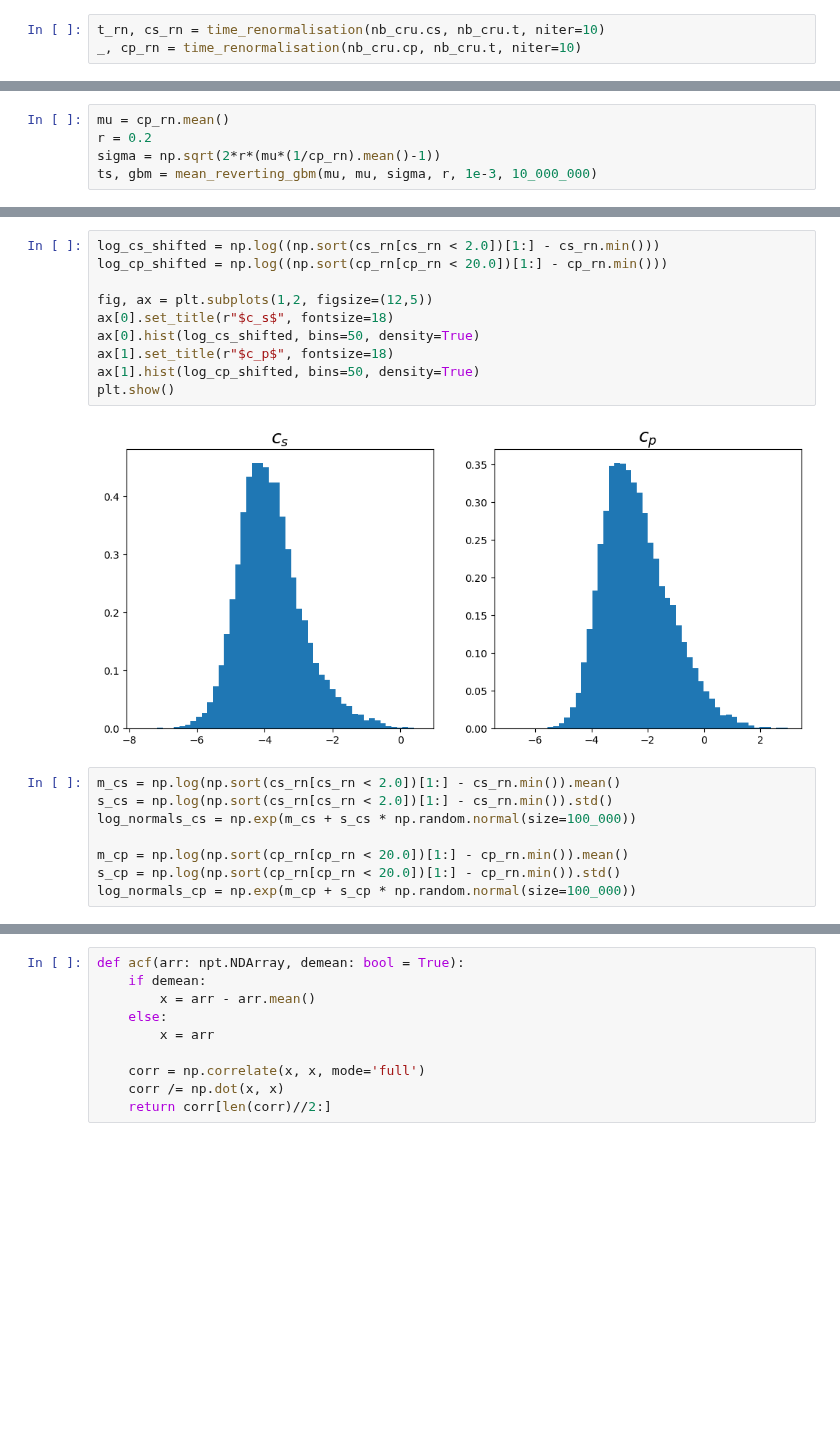
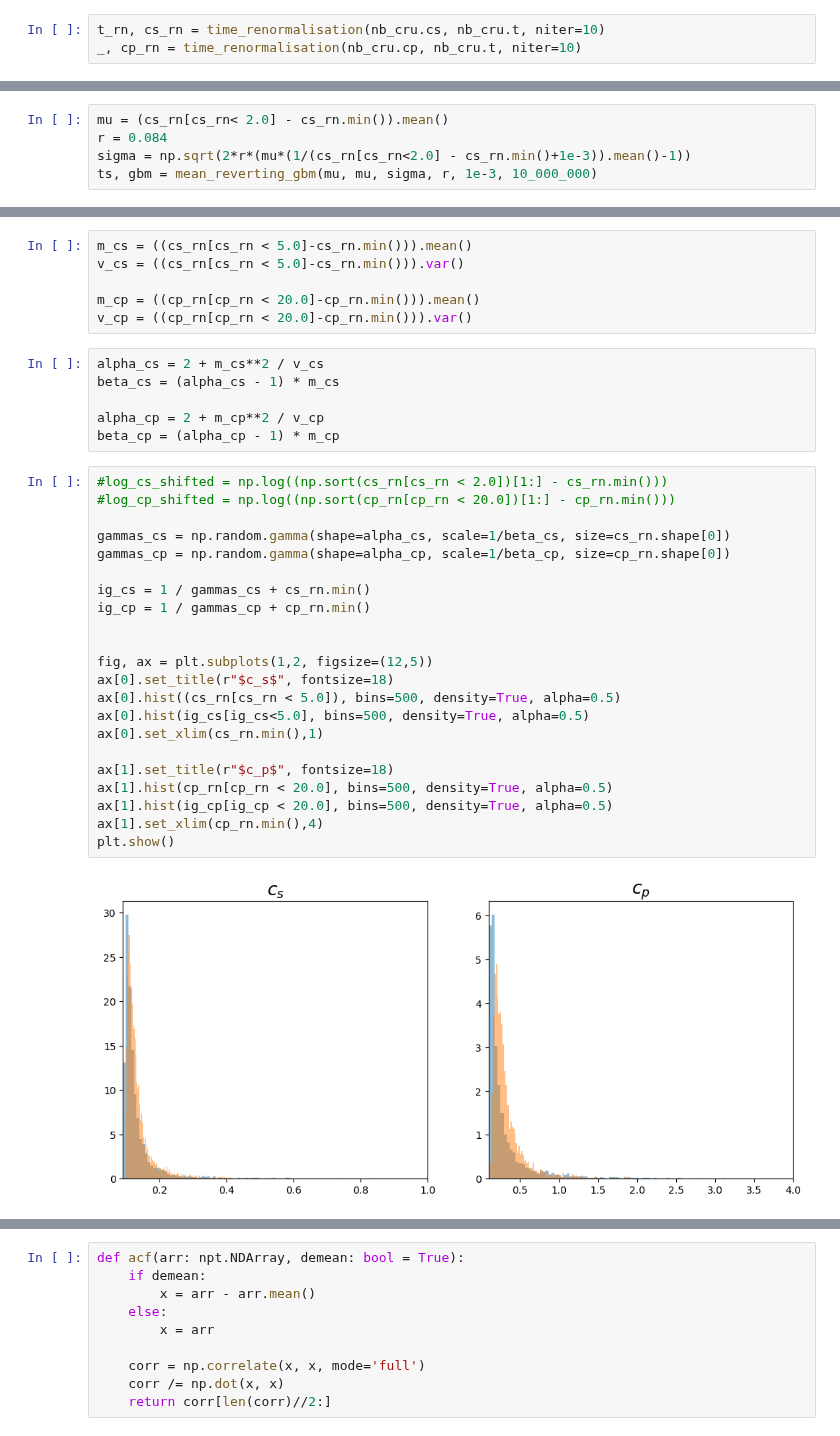
Before and after one commit to lukeoloughlin/GW-model, a Jupyter notebook: src/restrepo/cpu/single_cru.ipynb, the cells around one changed output, grey strips where cells are left out. Drawn from its saved outputs; the diff is of its cells as text; blank space fills up the shorter version.

```diff
--- a/src/restrepo/cpu/single_cru.ipynb
+++ b/src/restrepo/cpu/single_cru.ipynb
@@ -51,5 +93,5 @@ plt.show()
 # %%
-mu = cp_rn.mean()
-r = 0.2
-sigma = np.sqrt(2*r*(mu*(1/cp_rn).mean()-1))
+mu = (cs_rn[cs_rn< 2.0] - cs_rn.min()).mean()
+r = 0.084
+sigma = np.sqrt(2*r*(mu*(1/(cs_rn[cs_rn<2.0] - cs_rn.min()+1e-3)).mean()-1))
 ts, gbm = mean_reverting_gbm(mu, mu, sigma, r, 1e-3, 10_000_000)
@@ -70,21 +122,37 @@ plt.show()
+# %%
+m_cs = ((cs_rn[cs_rn < 5.0]-cs_rn.min())).mean()
+v_cs = ((cs_rn[cs_rn < 5.0]-cs_rn.min())).var()
+
+m_cp = ((cp_rn[cp_rn < 20.0]-cp_rn.min())).mean()
+v_cp = ((cp_rn[cp_rn < 20.0]-cp_rn.min())).var()
+# %%
+alpha_cs = 2 + m_cs**2 / v_cs
+beta_cs = (alpha_cs - 1) * m_cs
+
+alpha_cp = 2 + m_cp**2 / v_cp
+beta_cp = (alpha_cp - 1) * m_cp
 # %%
-log_cs_shifted = np.log((np.sort(cs_rn[cs_rn < 2.0])[1:] - cs_rn.min()))
-log_cp_shifted = np.log((np.sort(cp_rn[cp_rn < 20.0])[1:] - cp_rn.min()))
+#log_cs_shifted = np.log((np.sort(cs_rn[cs_rn < 2.0])[1:] - cs_rn.min()))
+#log_cp_shifted = np.log((np.sort(cp_rn[cp_rn < 20.0])[1:] - cp_rn.min()))
+
+gammas_cs = np.random.gamma(shape=alpha_cs, scale=1/beta_cs, size=cs_rn.shape[0])
+gammas_cp = np.random.gamma(shape=alpha_cp, scale=1/beta_cp, size=cp_rn.shape[0])
+
+ig_cs = 1 / gammas_cs + cs_rn.min()
+ig_cp = 1 / gammas_cp + cp_rn.min()
+
 
 fig, ax = plt.subplots(1,2, figsize=(12,5))
 ax[0].set_title(r"$c_s$", fontsize=18)
-ax[0].hist(log_cs_shifted, bins=50, density=True)
+ax[0].hist((cs_rn[cs_rn < 5.0]), bins=500, density=True, alpha=0.5)
+ax[0].hist(ig_cs[ig_cs<5.0], bins=500, density=True, alpha=0.5)
+ax[0].set_xlim(cs_rn.min(),1)
+
 ax[1].set_title(r"$c_p$", fontsize=18)
-ax[1].hist(log_cp_shifted, bins=50, density=True)
+ax[1].hist(cp_rn[cp_rn < 20.0], bins=500, density=True, alpha=0.5)
+ax[1].hist(ig_cp[ig_cp < 20.0], bins=500, density=True, alpha=0.5)
+ax[1].set_xlim(cp_rn.min(),4)
 plt.show()
 # %% [output]
-[figure, old version]
+[figure, new version]
-# %%
-m_cs = np.log(np.sort(cs_rn[cs_rn < 2.0])[1:] - cs_rn.min()).mean()
-s_cs = np.log(np.sort(cs_rn[cs_rn < 2.0])[1:] - cs_rn.min()).std()
-log_normals_cs = np.exp(m_cs + s_cs * np.random.normal(size=100_000))
-
-m_cp = np.log(np.sort(cp_rn[cp_rn < 20.0])[1:] - cp_rn.min()).mean()
-s_cp = np.log(np.sort(cp_rn[cp_rn < 20.0])[1:] - cp_rn.min()).std()
-log_normals_cp = np.exp(m_cp + s_cp * np.random.normal(size=100_000))
 # %%
```
Also changed, not shown: parts of 20 cells of this notebook, 1 other file.
